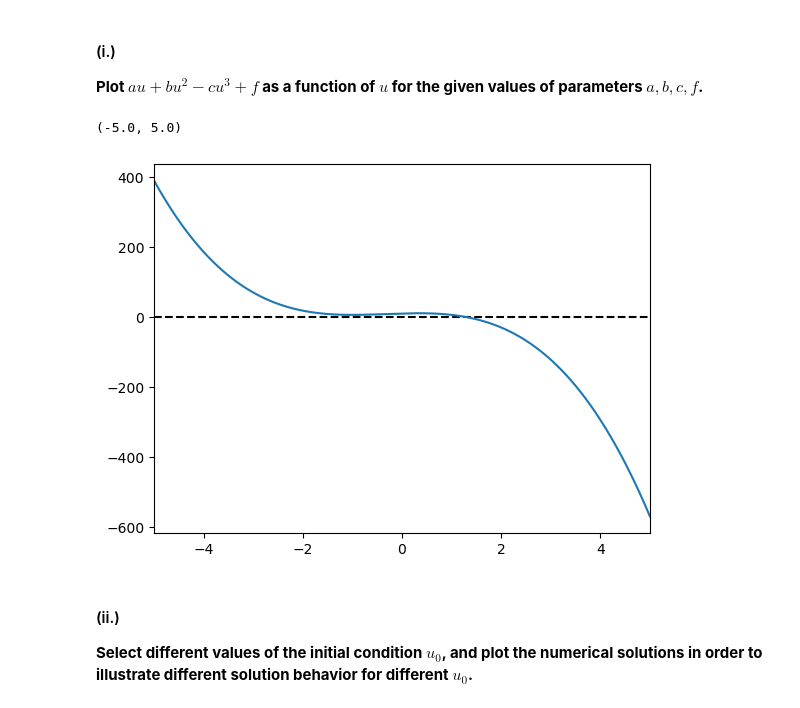
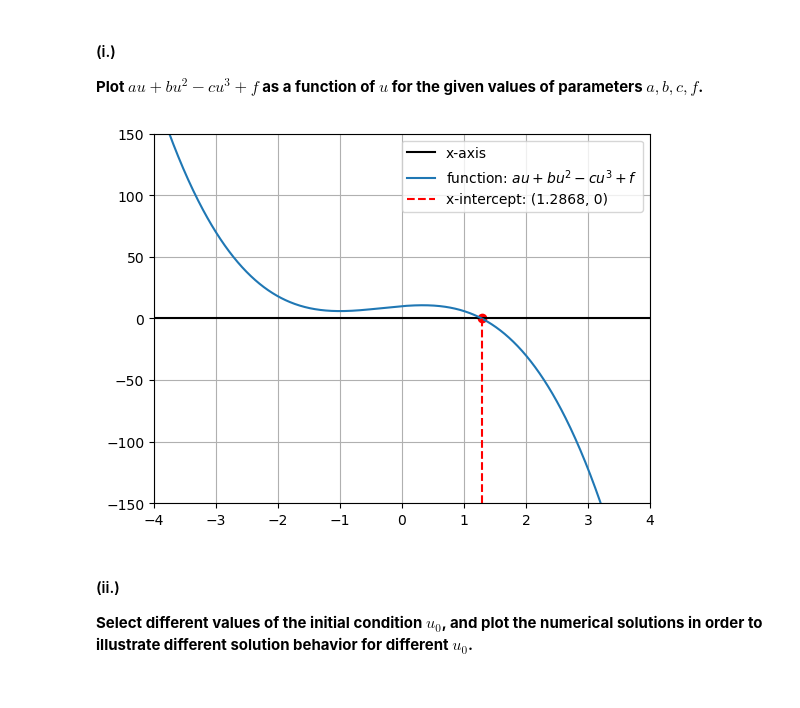
Before and after one commit to Stochastic1017/MATH_616, a Jupyter notebook: Homeworks/S_Sudhir_Homework_1.ipynb, the cells around one changed output. Saved outputs shown, nothing was run; the diff lists cells and outputs as text; code cells hidden in the pictures.

```diff
--- a/Homeworks/S_Sudhir_Homework_1.ipynb
+++ b/Homeworks/S_Sudhir_Homework_1.ipynb
@@ -223,21 +229,36 @@ r = np.array([ 1.2868, -1.1434 + 0.7971j, -1.1434 - 0.7971j ])
 **Plot $au+bu^2-cu^3+f$ as a function of $u$ for the given values of parameters $a,b,c,f$.**
 # %%
 def u_diff(a, b, c, f, u):
+
+    """
+    ODE function u' = au + bu^2 - cu^3 + f.
+
+    --- inputs ---
+    - a: constant
+    - f: constant
+    - u: variable
+    """
+
     return (a*u + b*u**2 - c*u**3 + f)
 
 u = np.linspace(-5, 5, 1000)
 u_diff_output = []
 for u_curr in u:
     u_diff_output.append(u_diff(a=a, b=b, c=c, f=f, u=u_curr))
 
-x_low = -5
-x_high = 5
-plt.plot([x_low, x_high], [0,0], linestyle='--', color='black')
-plt.plot(u, u_diff_output)
-plt.xlim(x_low, x_high)
+xlim = [-4, 4]
+ylim = [-150, 150]
+plt.plot([xlim[0], xlim[1]], [0,0], linestyle='-', color='black', label='x-axis')
+plt.plot(u, u_diff_output, label=f'function: $au + bu^2 - cu^3 + f$')
+plt.scatter(r[0].real, 0, color='red')
+plt.plot([r[0].real, r[0].real], [ylim[0], r[0].real], linestyle='dashed', color='red', label=f'x-intercept: ({r[0].real}, {0})')
+plt.xlim(xlim[0], xlim[1])
+plt.ylim(ylim[0], ylim[1])
+plt.legend()
+plt.grid(True)
+plt.show()
 # %% [output]
-(-5.0, 5.0)
-[figure, old version]
+[figure, new version]
 # %% [markdown]
 #### (ii.)
 
```
Also changed, not shown: parts of 7 cells of this notebook.
